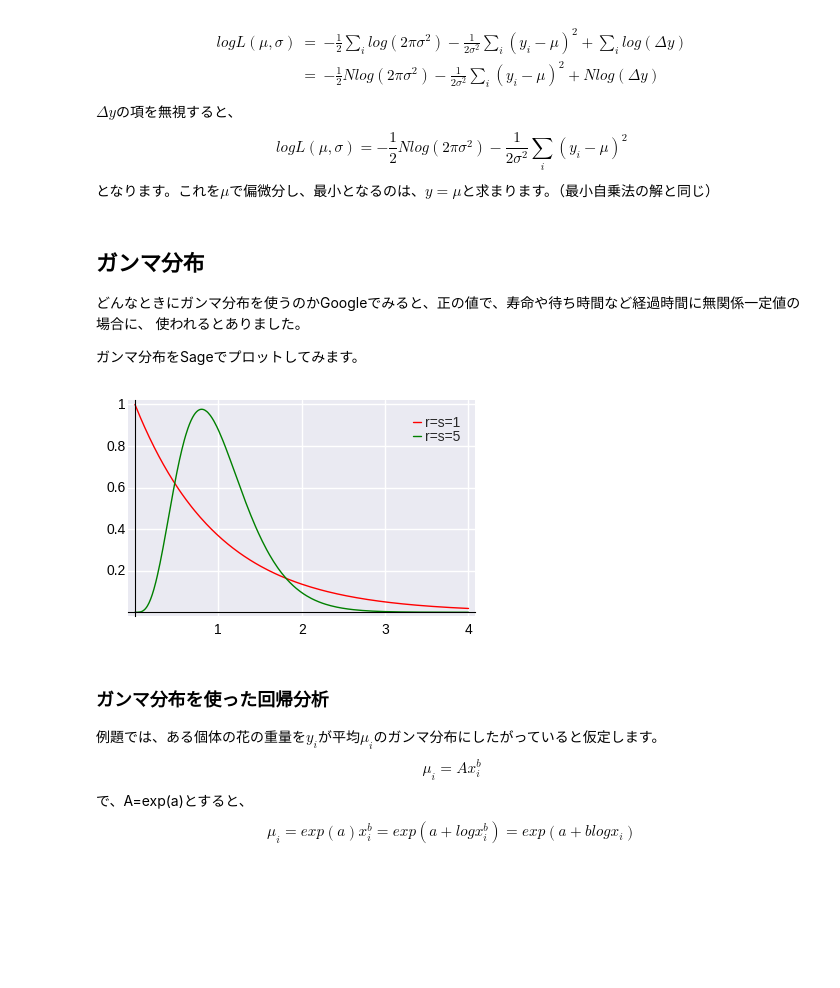
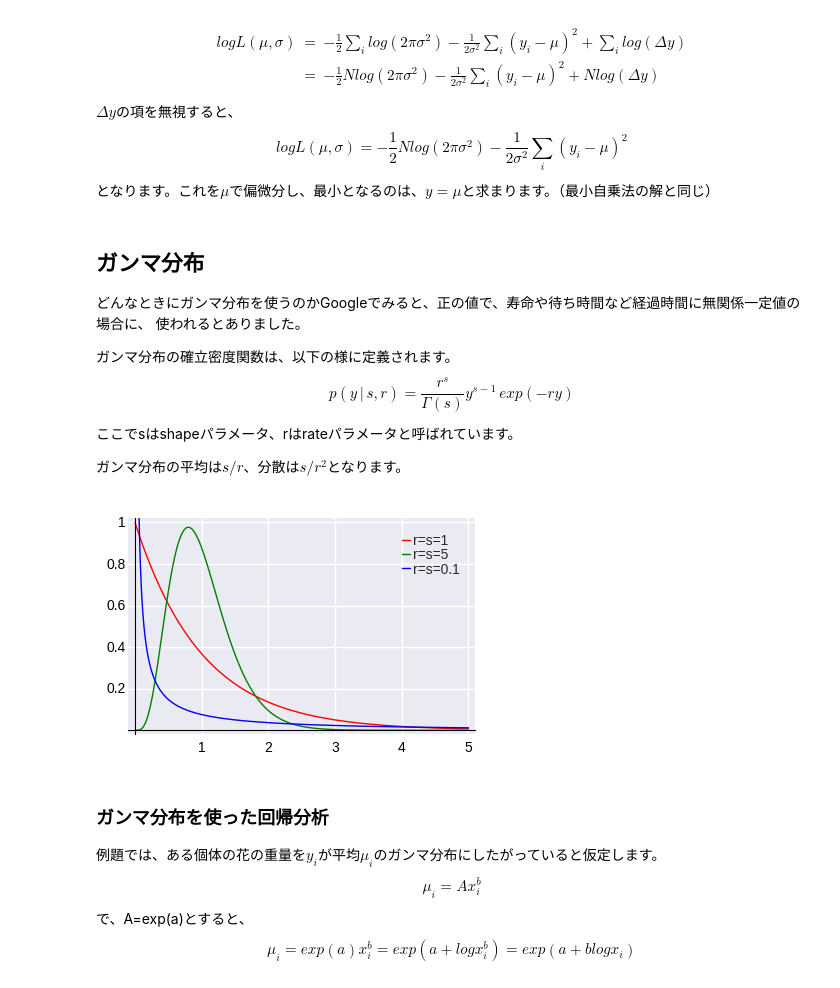
Before and after one commit to take-pwave/notebook, a Jupyter notebook: kubo-book/kubo_book_chap6.ipynb, the cells around one changed output. Cells and saved outputs as stored; diff of their text form; code cells hidden in the pictures; blank space fills up the shorter version.

```diff
--- a/kubo-book/kubo_book_chap6.ipynb
+++ b/kubo-book/kubo_book_chap6.ipynb
@@ -410,6 +410,12 @@ $$
 		使われるとありました。
 	</p>
 	<p>
-		ガンマ分布をSageでプロットしてみます。
+		ガンマ分布の確立密度関数は、以下の様に定義されます。
+$$
+p(y\,|\,s, r) = \frac{r^s}{\Gamma(s)}y^{s-1}\, exp(-ry)
+$$
+ここでsはshapeパラメータ、rはrateパラメータと呼ばれています。
+
+ガンマ分布の平均は$s/r$、分散は$s/r^2$となります。
 	</p>
 </html>
@@ -422,11 +422,15 @@ def _gamma(y, shape, rate):
+# %%
+# ガンマ分布の確率密度分布を定義
+def _p(y, s, r):
+    return r^s/gamma(s)*y^(s-1)*e^(-r*y)
 # %%
-g = Graphics()
-g += plot(lambda x: _gamma(x, 1, 1), [x, 0, 4], rgbcolor="red", legend_label ="r=s=1")
-g += plot(lambda x: _gamma(x, 5, 5), [x, 0, 4], rgbcolor="green", legend_label ="r=s=5")
-#g += plot(lambda x: _gamma(x, 0.1, 0.1), [x, 0, 4], rgbcolor="blue", legend_label ="r=s=0.1")
-g.show(figsize=4)
+y = var('y')
+plt1 = plot(_p(y,1,1), [y,0,5], rgbcolor="red", legend_label ="r=s=1")
+plt2 = plot(_p(y,5,5), [y,0,5], rgbcolor="green", legend_label ="r=s=5")
+plt3 = plot(_p(y,0.1,0.1), [y,0,5], rgbcolor="blue", legend_label ="r=s=0.1")
+(plt1+plt2+plt3).show(figsize=4, ymax=1)
 # %% [output]
-[figure, old version]
+[figure, new version]
 # %% [markdown]
 <html>
 	<h3>ガンマ分布を使った回帰分析</h3>
```
Also changed, not shown: parts of 7 cells of this notebook, 1 other file.
